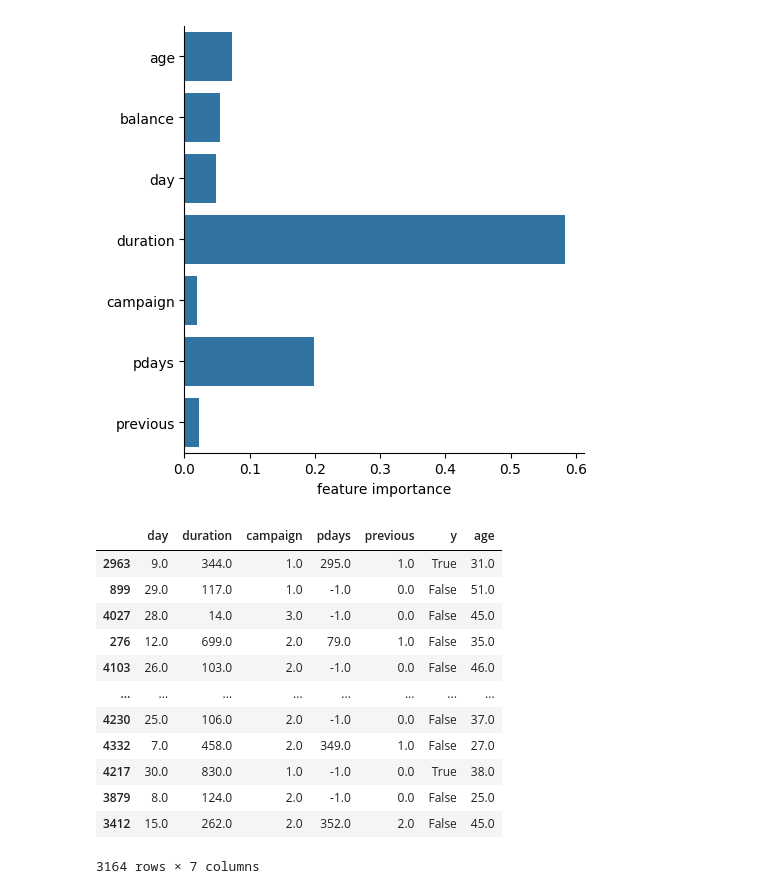
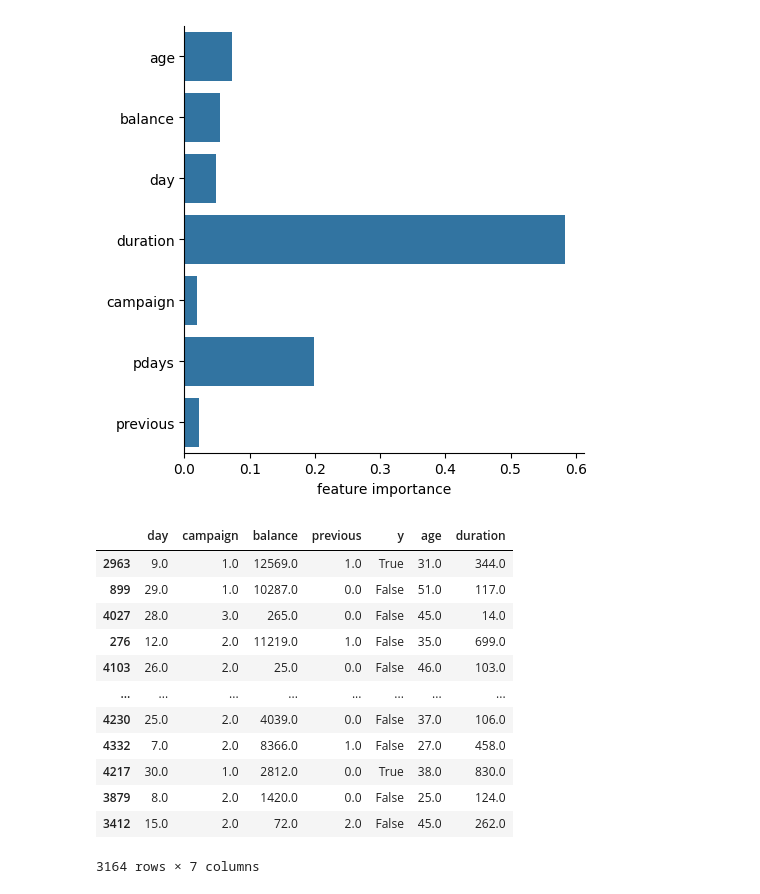
Before and after one commit to debizson/Mesi, a Jupyter notebook: ai_database_.ipynb, the cells around one changed output. Saved outputs shown, nothing was run; the diff lists cells and outputs as text; code cells hidden in the pictures.

```diff
--- a/ai_database_.ipynb
+++ b/ai_database_.ipynb
@@ -595,61 +573,70 @@ target = 'age'
 # %%
 # Most LOKÁLIS vizsgálatot végzek
 
+# ICE
+
 # Egy kiemelt feature hatását nézem a targetként kiválasztott feature-re
-# nézve.
+# nézve úgy, hogy veszek adott számú pontot és mindnek a kiemelt feature - ének
+#  adok egy range - ben értékeket és így vizsgálódok, a többi feture értékét
+#  ugyanúgy hagyom.
 # Úgy döntöttem, hogy a target - ként eddig szereplő y - t(yes, no) most átteszem,
-# és másikat választok, az balance - ra tanítok és külön vizsgálom
-# a yes(igen) adathalamzt és külön a no(nem) adathalmazt.
+# és másikat választok, a pdays - re tanítok és így vizsgálom
+# a yes(igen) adathalamzt.
 # Így egy folytonos target jellmezőt is vizsgálhatok, mert számomra az érdekesebb
-# most. Ehhez viszont kezelnem kell a régi y címke drasztikus elválasztását(yes, no),
-#  mert nem lenne egyértelmű az új, folytonos target - re tanítás.
+# most.
 
 # eddigi kód ez volt:
 
 #train_x=train[features_numeric]
 #train_y = train[["y"]]
 #test_x = test[features_numeric]
 #test_y = test[["y"]]
 #dev_x = dev[features_numeric]
 #dev_y = dev[["y"]]
 
 #változtatás, előkészítés
-# Most összébb szedem az oszlopokat egy típusba.
+
 features_numeric_changed = [
-         'day', 'duration' , 'campaign', 'pdays',
-       'previous', 'y', 'age']
+         'day', 'campaign' , 'balance',
+       'previous', 'y', 'age', 'duration']
 
-target = 'balance'
+target = 'pdays'
 
-# Eltávolítottam az 'balance' jellemzőt a features_numeric listából
+#- pdays: number of days that passed by after the client was last contacted from a previous campaign
+# vagyis azt lehet megjósolni, hogy egy pozitív kimenetelnél, hogyan érdemes
+# számolni, mennyi napot kell várni egy előző kampány után a kapcsolat felvétellel
 
-# Hozzáadtuj az 'y' jellemzőt a features_numeric listához
+# Eltávolítottam az 'pdays' jellemzőt a features_numeric listából
+
+# Hozzáadtam az 'y' jellemzőt ideglenesen a features_numeric listához
+
+
+
 
 
 # Adatkészletek módosítása
 train_x = train[features_numeric_changed]
-train_y = train[['balance']]  # Az 'balance' jellemzőt az 'y' helyére teszem
+
 
 test_x = test[features_numeric_changed]
-test_y = test[['balance']]  # Az 'balance' jellemzőt az 'y' helyére teszem
+
 
 dev_x = dev[features_numeric_changed]
-dev_y = dev[['balance']]  # Az 'balance' jellemzőt az 'y' helyére teszem
 
 train_x
 # %% [output]
-|  | day | duration | campaign | pdays | previous | y | age |
-| 2963 | 9.0 | 344.0 | 1.0 | 295.0 | 1.0 | True | 31.0 |
-| 899 | 29.0 | 117.0 | 1.0 | -1.0 | 0.0 | False | 51.0 |
-| 4027 | 28.0 | 14.0 | 3.0 | -1.0 | 0.0 | False | 45.0 |
-| 276 | 12.0 | 699.0 | 2.0 | 79.0 | 1.0 | False | 35.0 |
-| 4103 | 26.0 | 103.0 | 2.0 | -1.0 | 0.0 | False | 46.0 |
+|  | day | campaign | balance | previous | y | age | duration |
+| 2963 | 9.0 | 1.0 | 12569.0 | 1.0 | True | 31.0 | 344.0 |
+| 899 | 29.0 | 1.0 | 10287.0 | 0.0 | False | 51.0 | 117.0 |
+| 4027 | 28.0 | 3.0 | 265.0 | 0.0 | False | 45.0 | 14.0 |
+| 276 | 12.0 | 2.0 | 11219.0 | 1.0 | False | 35.0 | 699.0 |
+| 4103 | 26.0 | 2.0 | 25.0 | 0.0 | False | 46.0 | 103.0 |
 | ... | ... | ... | ... | ... | ... | ... | ... |
-| 4230 | 25.0 | 106.0 | 2.0 | -1.0 | 0.0 | False | 37.0 |
-| 4332 | 7.0 | 458.0 | 2.0 | 349.0 | 1.0 | False | 27.0 |
-| 4217 | 30.0 | 830.0 | 1.0 | -1.0 | 0.0 | True | 38.0 |
-| 3879 | 8.0 | 124.0 | 2.0 | -1.0 | 0.0 | False | 25.0 |
-| 3412 | 15.0 | 262.0 | 2.0 | 352.0 | 2.0 | False | 45.0 |
+| 4230 | 25.0 | 2.0 | 4039.0 | 0.0 | False | 37.0 | 106.0 |
+| 4332 | 7.0 | 2.0 | 8366.0 | 1.0 | False | 27.0 | 458.0 |
+| 4217 | 30.0 | 1.0 | 2812.0 | 0.0 | True | 38.0 | 830.0 |
+| 3879 | 8.0 | 2.0 | 1420.0 | 0.0 | False | 25.0 | 124.0 |
+| 3412 | 15.0 | 2.0 | 72.0 | 2.0 | False | 45.0 | 262.0 |
 3164 rows × 7 columns
 # %%
 # az x adathalmaz különválasztása
```
Also changed, not shown: parts of 27 cells of this notebook.
